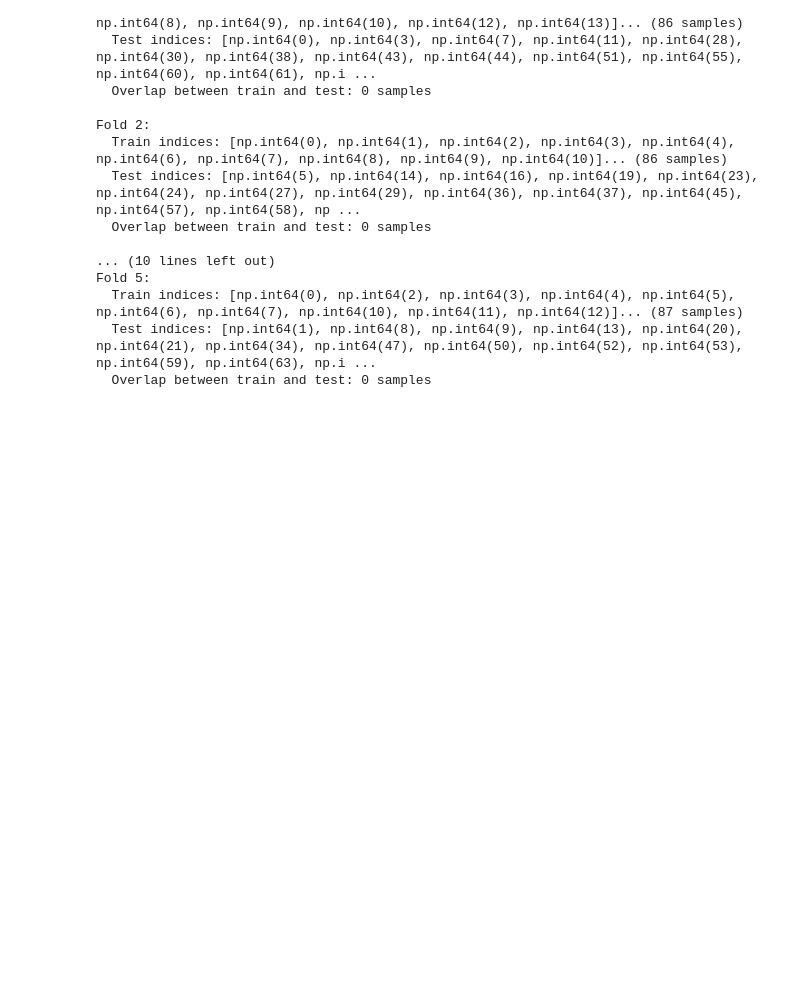
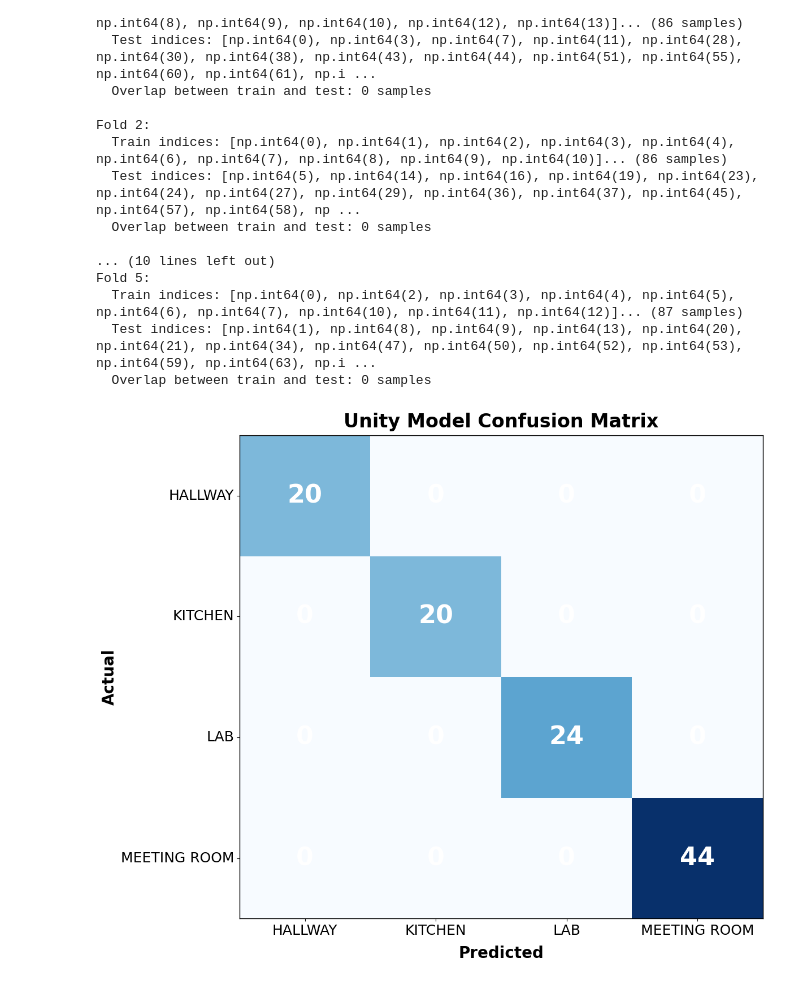
Before and after one commit to alliec45/mixed_reality_defense, a Jupyter notebook: unity_model.ipynb, the cells around one changed output. Cells and saved outputs as stored; diff of their text form; code cells hidden in the pictures; blank space fills up the shorter version.

Commit message:
perfetto model and charts!
everything is awesome everything is cool when you're part of a team everything is awesome when you're living the dream

```diff
--- a/unity_model.ipynb
+++ b/unity_model.ipynb
@@ -338,3 +338,64 @@ Fold 5:
   Train indices: [np.int64(0), np.int64(2), np.int64(3), np.int64(4), np.int64(5), np.int64(6), np.int64(7), np.int64(10), np.int64(11), np.int64(12)]... (87 samples)
   Test indices: [np.int64(1), np.int64(8), np.int64(9), np.int64(13), np.int64(20), np.int64(21), np.int64(34), np.int64(47), np.int64(50), np.int64(52), np.int64(53), np.int64(59), np.int64(63), np.i ...
   Overlap between train and test: 0 samples
+# %%
+from sklearn.model_selection import StratifiedKFold, cross_val_score, cross_val_predict
+from sklearn.metrics import classification_report, confusion_matrix
+from sklearn.ensemble import RandomForestClassifier
+from sklearn.preprocessing import StandardScaler
+import pandas as pd
+import numpy as np
+import matplotlib.pyplot as plt
+import seaborn as sns
+
+# Load and prepare data
+df = pd.read_csv('room_classification_features.csv')
+df['room_label'] = df['room_label'].replace({
+    'blinds_up': 'meeting_room',
+    'blinds_down': 'meeting_room'
+})
+
+X = df.drop(columns=['room', 'room_label', 'trial'])
+y = df['room_label']
+
+# Scale features
+scaler = StandardScaler()
+X_scaled = scaler.fit_transform(X)
+
+# K-Fold Cross Validation
+kfold = StratifiedKFold(n_splits=5, shuffle=True, random_state=42)
+rf_model = RandomForestClassifier(n_estimators=100, random_state=42, n_jobs=-1)
+
+# Get cross-validation scores
+cv_scores = cross_val_score(rf_model, X_scaled, y, cv=kfold, scoring='accuracy')
+
+# Get predictions for ALL samples
+y_pred_cv = cross_val_predict(rf_model, X_scaled, y, cv=kfold)
+
+# Confusion Matrix - BLUE POSTER STYLE
+cm = confusion_matrix(y, y_pred_cv, labels=['hallway', 'kitchen', 'lab', 'meeting_room'])
+
+plt.figure(figsize=(12, 10))
+ax = sns.heatmap(cm, annot=True, fmt='d', cmap='Blues',
+            xticklabels=['HALLWAY', 'KITCHEN', 'LAB', 'MEETING ROOM'],
+            yticklabels=['HALLWAY', 'KITCHEN', 'LAB', 'MEETING ROOM'],
+            annot_kws={'size': 32, 'fontweight': 'bold', 'color': 'white'},
+            cbar=False)
+
+# Add outer border
+for _, spine in ax.spines.items():
+    spine.set_visible(True)
+    spine.set_color('black')
+    spine.set_linewidth(1)
+
+plt.xlabel('Predicted', fontsize=20, fontweight='bold', labelpad=10)
+plt.ylabel('Actual', fontsize=20, fontweight='bold')
+plt.title('Unity Model Confusion Matrix', fontsize=24, fontweight='bold', pad=10)
+plt.xticks(fontsize=18)
+plt.yticks(fontsize=18, rotation=0)
+
+plt.tight_layout()
+plt.savefig('unity_confusion_matrix_poster.png', dpi=300, bbox_inches='tight')
+plt.show()
+# %% [output]
+[figure, added]
```
Also changed, not shown: parts of 6 cells of this notebook, 13 other files.
